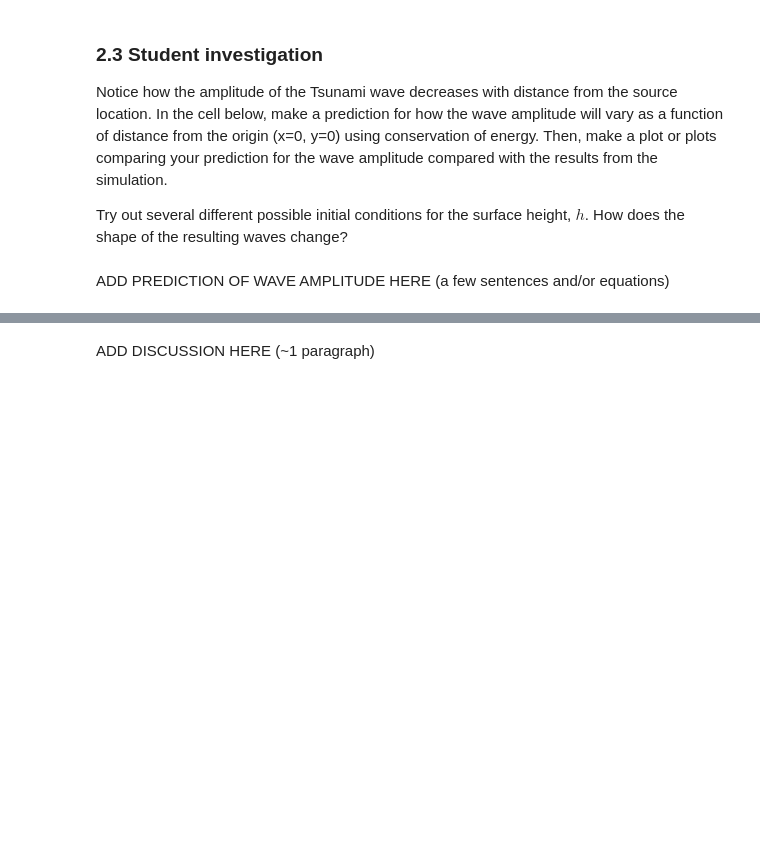
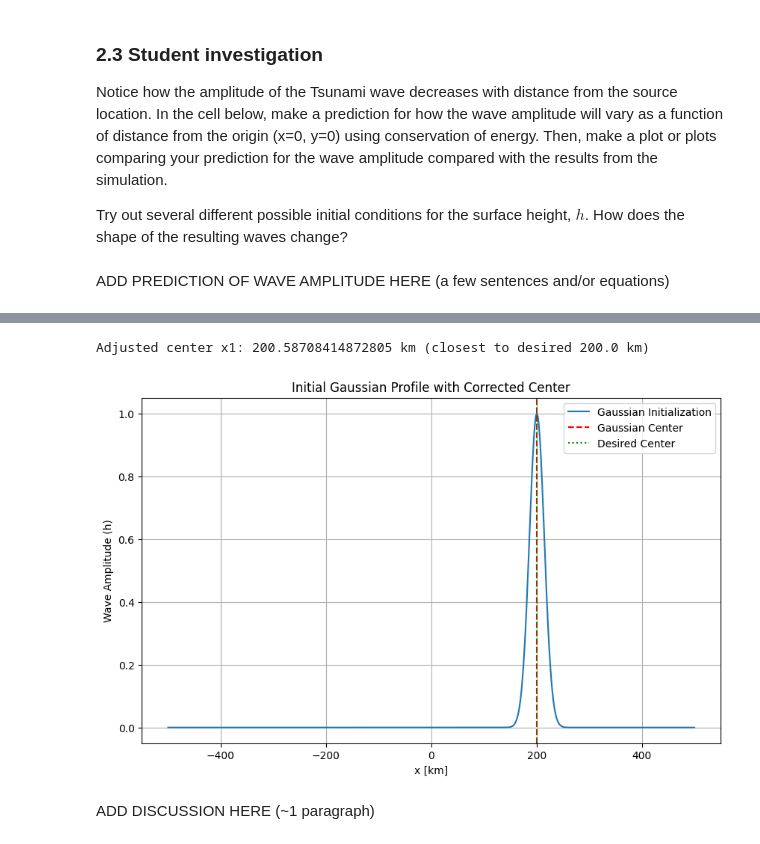
Before and after one commit to yu-huang-1/QCES, a Jupyter notebook: Project3_tsunami.ipynb, the cells around one changed output, grey strips where cells are left out. Drawn from its saved outputs; the diff is of its cells as text; code cells hidden in the pictures; blank space fills up the shorter version.

```diff
--- a/Project3_tsunami.ipynb
+++ b/Project3_tsunami.ipynb
@@ -460,3 +518,42 @@ ADD PREDICTION OF WAVE AMPLITUDE HERE (a few sentences and/or equations)
+# %%
+# Define the simulation units
+meter = 1
+kilometer = meter * 1e3
+second = 1
+
+# Specify the simulation parameters
+Lx = 1000 * kilometer  # Domain size in x
+Nx = 512  # Number of gridpoints in x
+w1 = 20 * kilometer  # Width of the initial perturbation
+x1_desired = 200 * kilometer  # Desired center of the initial perturbation
+
+# Generate the x-coordinate grid
+x_grid = np.linspace(-Lx / 2, Lx / 2, Nx)
+
+# Adjust x1 to the nearest grid point
+x1 = x_grid[np.argmin(np.abs(x_grid - x1_desired))]
+print(f"Adjusted center x1: {x1 / kilometer} km (closest to desired {x1_desired / kilometer} km)")
+
+# Initialize the height field with the corrected Gaussian
+h_initial = np.exp(-((x_grid - x1)**2) / w1**2)
+
+# Plot the initial height profile for verification
+plt.figure(figsize=(10, 6))
+plt.plot(x_grid / kilometer, h_initial, label="Gaussian Initialization")
+plt.axvline(x=x1 / kilometer, color="r", linestyle="--", label="Gaussian Center")
+plt.axvline(x=x1_desired / kilometer, color="g", linestyle=":", label="Desired Center")
+plt.xlabel("x [km]")
+plt.ylabel("Wave Amplitude (h)")
+plt.title("Initial Gaussian Profile with Corrected Center")
+plt.legend()
+plt.grid(True)
+plt.show()
+
+# Use this h_initial in your Dedalus simulation
+h['g'] = h_initial  # Initialize h in the simulation
+# %% [output]
+Adjusted center x1: 200.58708414872805 km (closest to desired 200.0 km)
+[figure, added]
 # %% [markdown]
 ADD DISCUSSION HERE (~1 paragraph)
 # %% [markdown]
```
Also changed, not shown: parts of 7 cells of this notebook.
